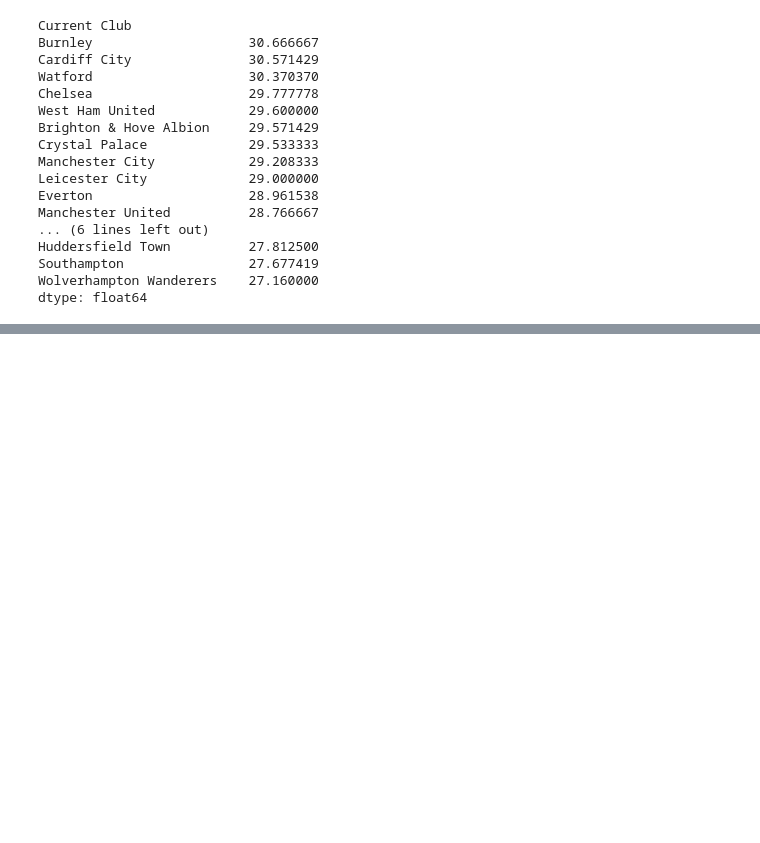
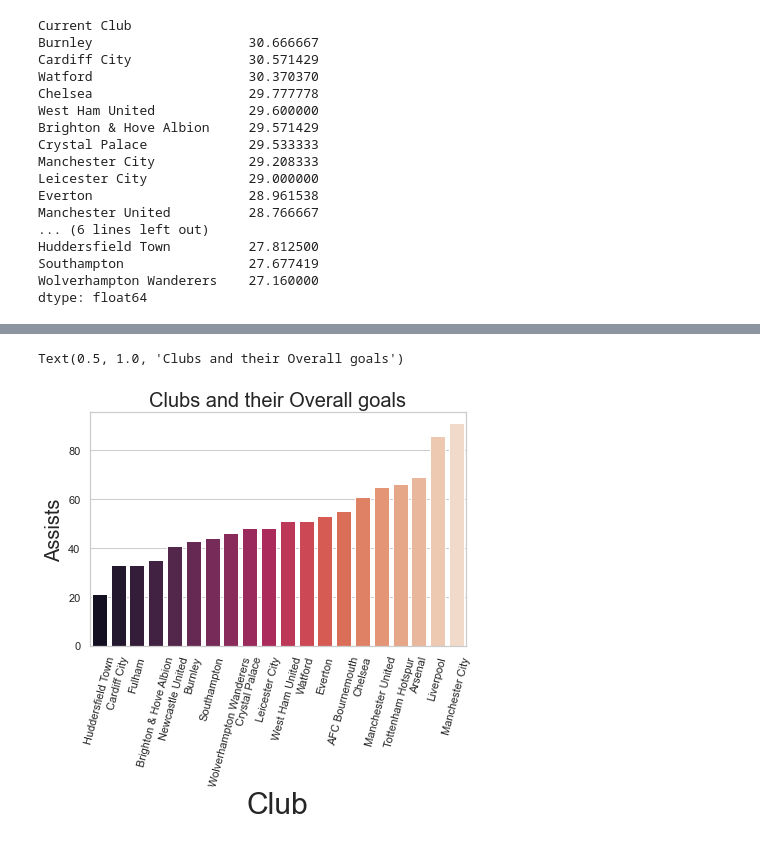
Before and after one commit to Obasteve/premierleagueresultanalysis, a Jupyter notebook: premierleagueresultanalysis.ipynb, the cells around one changed output, grey strips where cells are left out. Drawn from its saved outputs; the diff is of its cells as text; code cells hidden in the pictures; blank space fills up the shorter version.

```diff
--- a/premierleagueresultanalysis.ipynb
+++ b/premierleagueresultanalysis.ipynb
@@ -333,0 +389,10 @@ ValueError: Could not interpret input 'Current Club'
+# %%
+goals_overall_by_clubs=pd.DataFrame(tb_epl.groupby('Current Club', as_index=False)['goals_overall'].sum())
+ax=sns.barplot(x='Current Club', y='goals_overall', data=goals_overall_by_clubs.sort_values(by='goals_overall'),palette='rocket')
+ax.set_xlabel('Club', fontsize=30)
+ax.set_ylabel('Assists', fontsize=20)
+plt.xticks(rotation=75)
+plt.title('Clubs and their Overall goals', fontsize=20)
+# %% [output]
+Text(0.5, 1.0, 'Clubs and their Overall goals')
+[figure, added]
```
Also changed, not shown: parts of 27 cells of this notebook.
